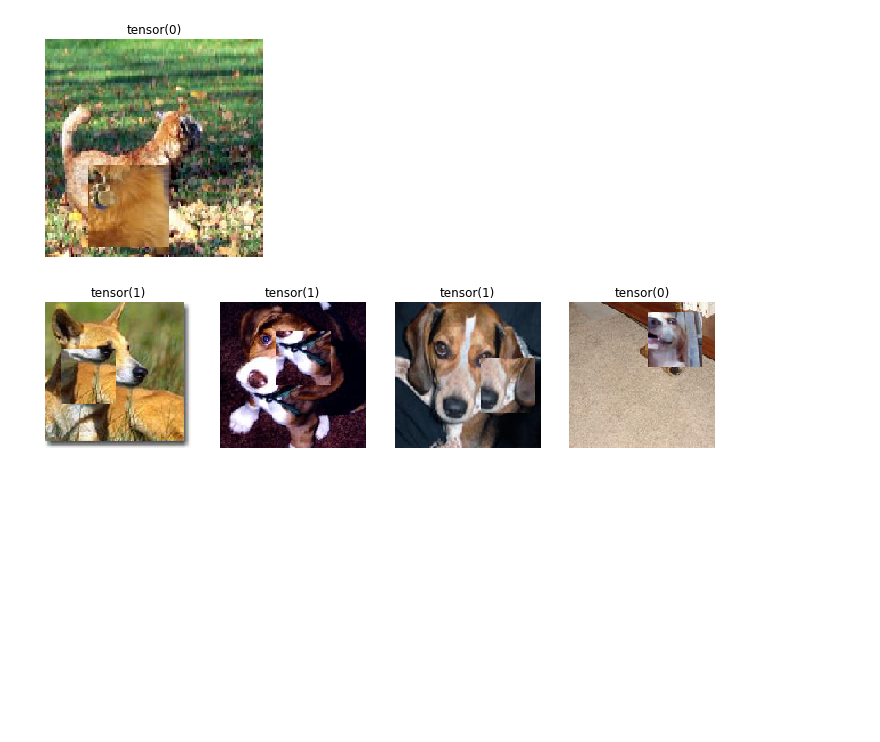
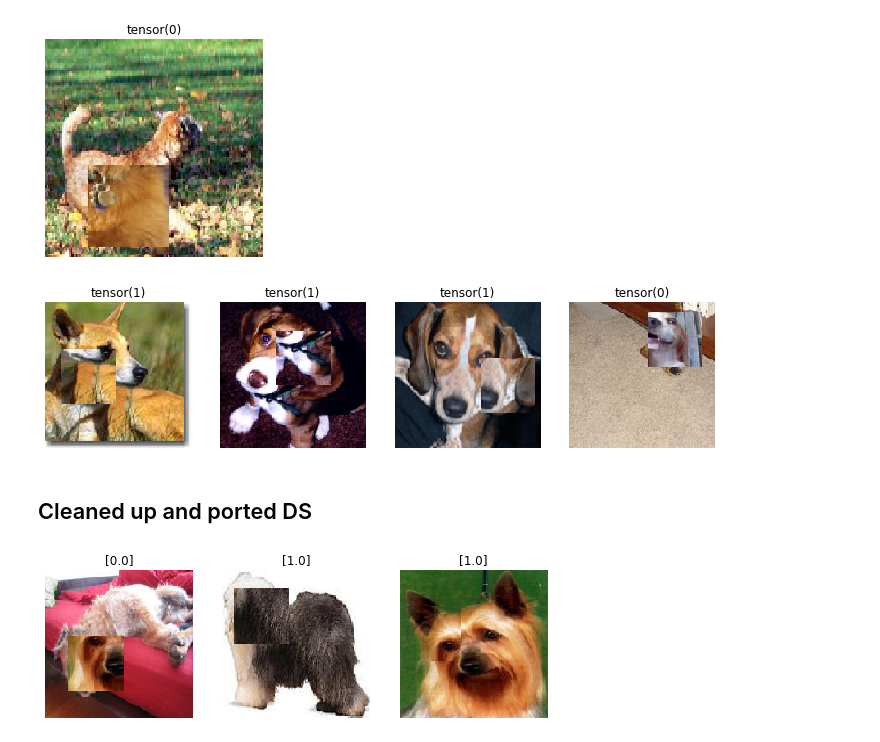
Before and after one commit to hdmamin/self-supervised-vision-exp, a Jupyter notebook: notebooks/nb000-untitled.ipynb, the cells around one changed output. Cells and saved outputs as stored; diff of their text form; code cells hidden in the pictures; blank space fills up the shorter version.

```diff
--- a/notebooks/nb000-untitled.ipynb
+++ b/notebooks/nb000-untitled.ipynb
@@ -87,3 +98,14 @@ xb, yb = next(it)
 show_images(xb, titles=yb)
 # %% [output]
 [figure]
+# %% [markdown]
+## Cleaned up and ported DS
+# %%
+dst, dsv, dlt, dlv = get_databunch('data/imagewang-160/unsup/',
+                                   mode='patchwork', bs=3, max_train_len=3,
+                                   max_val_len=3)
+# %%
+xb, yb = next(iter(dlt))
+show_images(xb, titles=yb.tolist())
+# %% [output]
+[figure, added]
```
Also changed, not shown: parts of 11 cells of this notebook, 4 other files.
